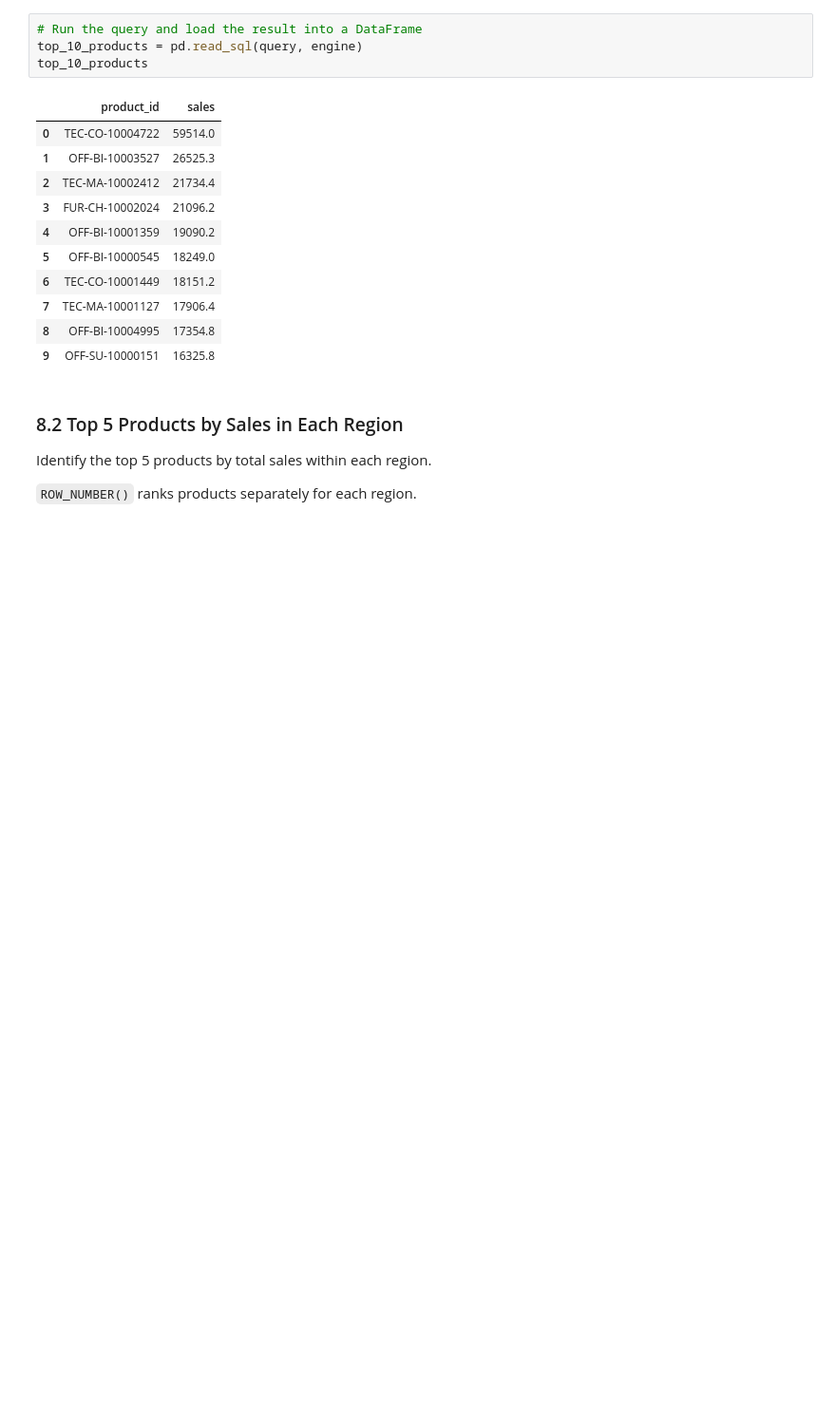
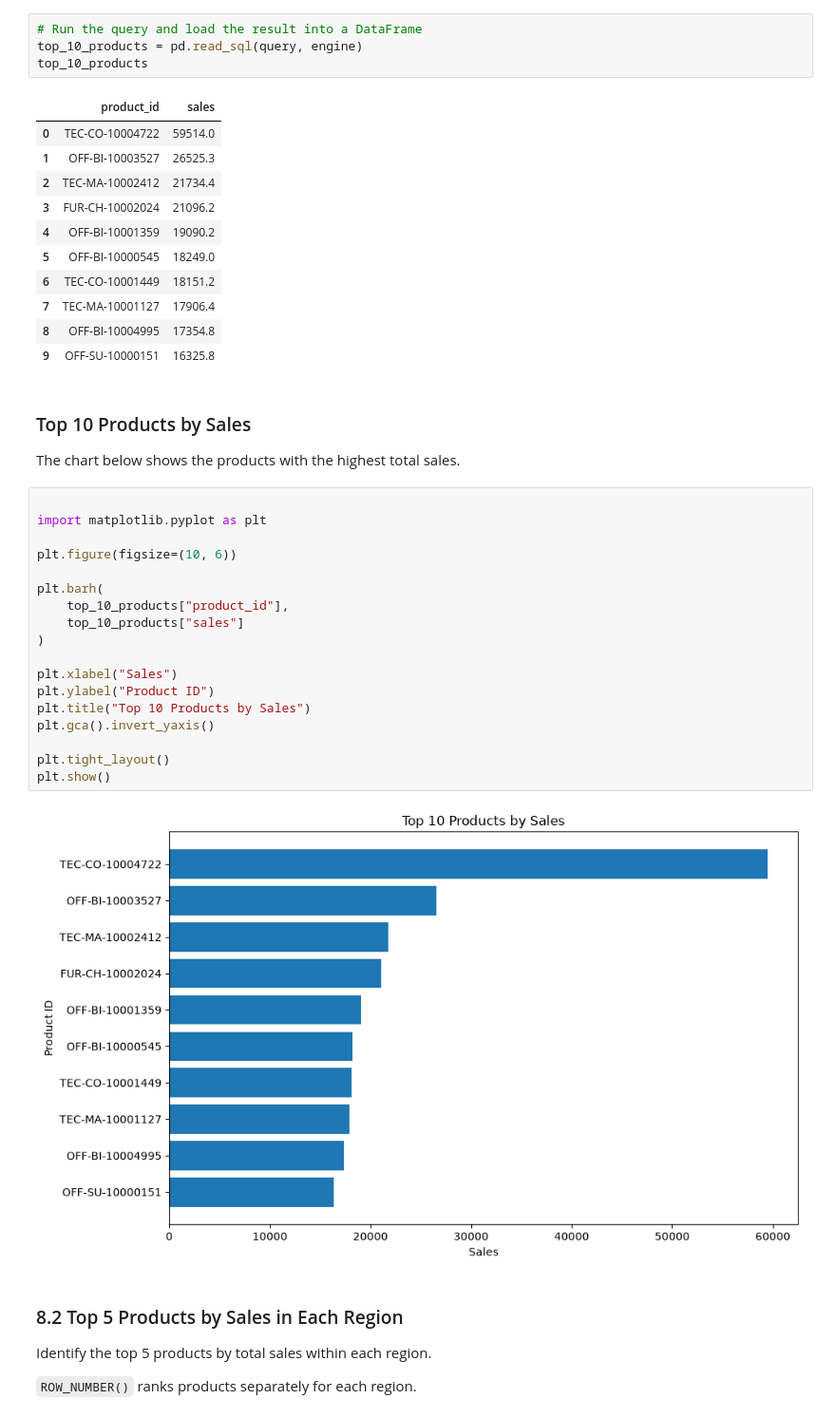
Before and after one commit to Minhazul22/data-analytics-project, a Jupyter notebook: orders_data_analysis.ipynb, the cells around one changed output. Shown at 95% size. Saved outputs shown, nothing was run; the diff lists cells and outputs as text; blank space fills up the shorter version.

Commit message:
Add portfolio visualizations

```diff
--- a/orders_data_analysis.ipynb
+++ b/orders_data_analysis.ipynb
@@ -628,6 +628,30 @@ top_10_products
 | 7 | TEC-MA-10001127 | 17906.4 |
 | 8 | OFF-BI-10004995 | 17354.8 |
 | 9 | OFF-SU-10000151 | 16325.8 |
+# %% [markdown]
+### Top 10 Products by Sales
+
+The chart below shows the products with the highest total sales.
+# %%
+
+import matplotlib.pyplot as plt
+
+plt.figure(figsize=(10, 6))
+
+plt.barh(
+    top_10_products["product_id"],
+    top_10_products["sales"]
+)
+
+plt.xlabel("Sales")
+plt.ylabel("Product ID")
+plt.title("Top 10 Products by Sales")
+plt.gca().invert_yaxis()
+
+plt.tight_layout()
+plt.show()
+# %% [output]
+[figure, added]
 # %% [markdown]
 ### 8.2 Top 5 Products by Sales in Each Region
 
```
Also changed, not shown: parts of 3 cells of this notebook.
